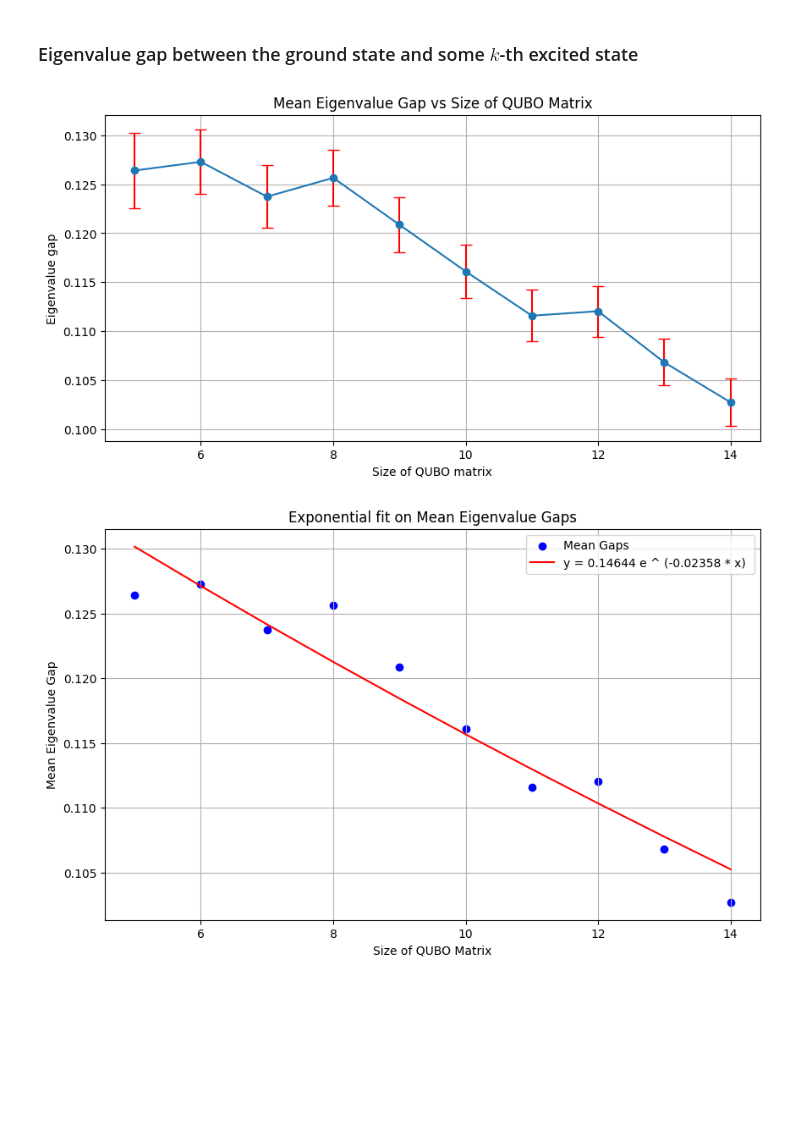
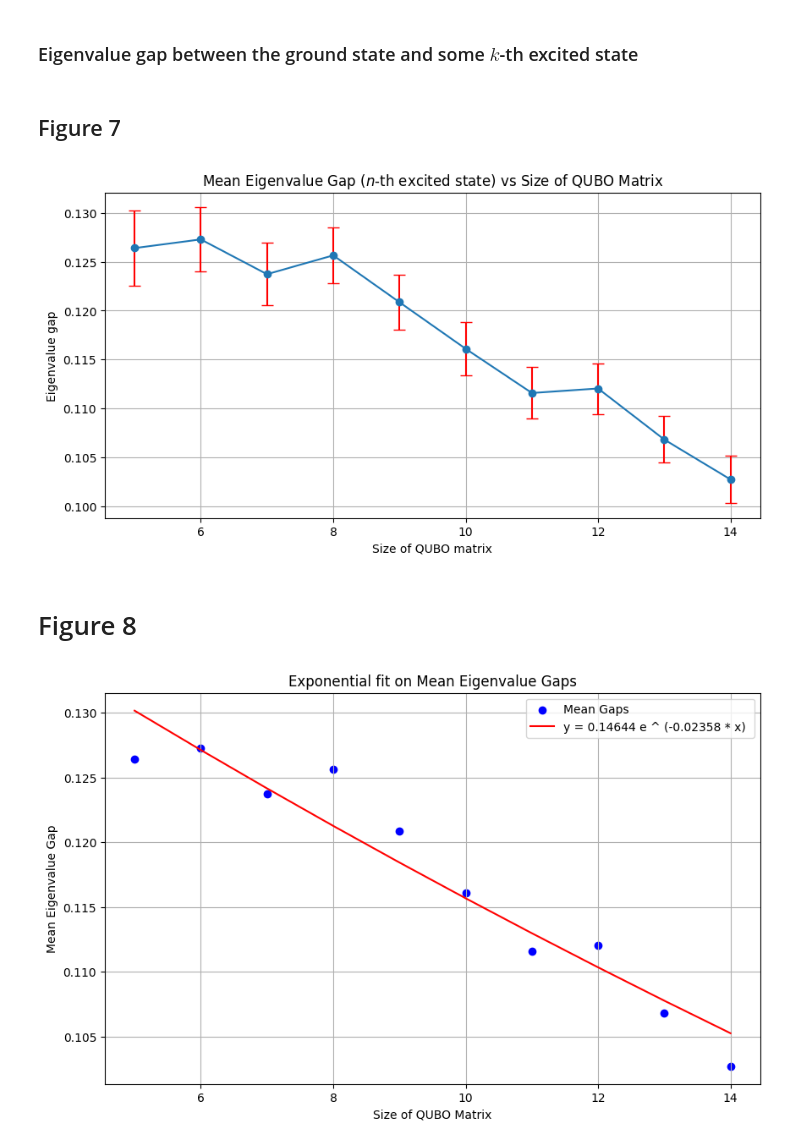
Before and after one commit to unitaryfund/aquapointer, a Jupyter notebook: notebooks/eigenvalue_gaps.ipynb, the cells around one changed output. Saved outputs shown, nothing was run; the diff lists cells and outputs as text; code cells hidden in the pictures; blank space fills up the shorter version.

Commit message:
updated eigenvalue_gaps.ipynb and resource_estimatoin-azure.ipynb to show the figures in the resource estimation deliverable

```diff
--- a/notebooks/eigenvalue_gaps.ipynb
+++ b/notebooks/eigenvalue_gaps.ipynb
@@ -285,17 +289,21 @@ for n in sizes:
     std_gaps.append(np.std(gaps))
 
 errorbar_gaps = np.array(std_gaps)*(1.64/np.sqrt(num_matrices_per_size))
+# %% [markdown]
+## Figure 7
 # %%
 # Plot sizes against mean gaps with error bars
 plt.figure(figsize=(10,5))
 plt.errorbar(sizes, mean_gaps, yerr=errorbar_gaps, fmt='-o', capsize=5, capthick=1, ecolor='red')
 plt.xlabel('Size of QUBO matrix')
 plt.ylabel('Eigenvalue gap')
-plt.title('Mean Eigenvalue Gap vs Size of QUBO Matrix')
+plt.title('Mean Eigenvalue Gap ($n$-th excited state) vs Size of QUBO Matrix')
 plt.grid(True)
-plt.savefig('eigvgap.pdf')
+plt.savefig('eigvgap_nth_excited.pdf')
 plt.show()
 # %% [output]
-[figure, old version]
+[figure, new version]
+# %% [markdown]
+# Figure 8
 # %%
 from scipy.optimize import curve_fit
```
Also changed, not shown: parts of 12 cells of this notebook, 1 other file.
